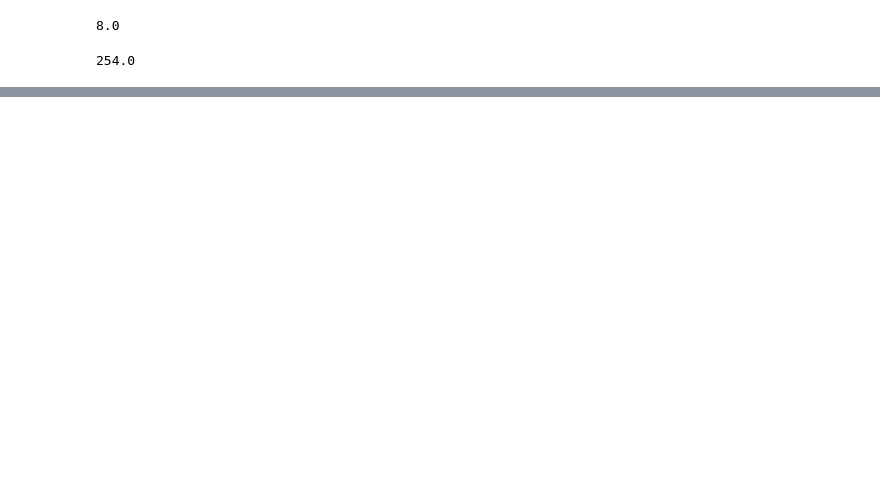
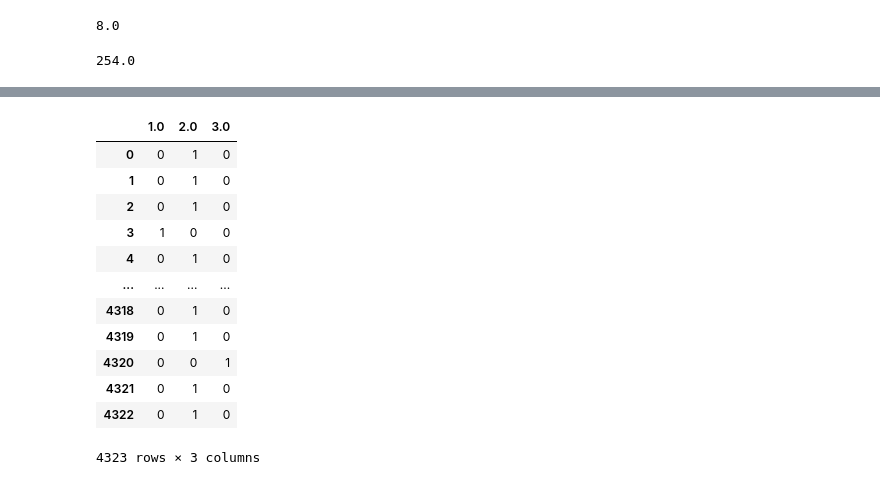
Before and after one commit to Brandy-knust/Project-3, a Jupyter notebook: Project3_ML.ipynb, the cells around one changed output, grey strips where cells are left out. Saved outputs shown, nothing was run; the diff lists cells and outputs as text; code cells hidden in the pictures; blank space fills up the shorter version.

```diff
--- a/Project3_ML.ipynb
+++ b/Project3_ML.ipynb
@@ -173 +178,21 @@ cr_df
+# %%
+oe_style_3 = OneHotEncoder()
+oe_results_3 = oe_style.fit_transform(df["runtime"].values.reshape(-1,1))
+rt_df = pd.DataFrame(oe_results_3.toarray(), columns=oe_style.categories_[0])
+rt_df = rt_df.astype(int)
+rt_df
+# %% [output]
+|  | 1.0 | 2.0 | 3.0 |
+| 0 | 0 | 1 | 0 |
+| 1 | 0 | 1 | 0 |
+| 2 | 0 | 1 | 0 |
+| 3 | 1 | 0 | 0 |
+| 4 | 0 | 1 | 0 |
+| ... | ... | ... | ... |
+| 4318 | 0 | 1 | 0 |
+| 4319 | 0 | 1 | 0 |
+| 4320 | 0 | 0 | 1 |
+| 4321 | 0 | 1 | 0 |
+| 4322 | 0 | 1 | 0 |
+4323 rows × 3 columns
 # %%
```
Also changed, not shown: parts of 26 cells of this notebook, 7 other files.
